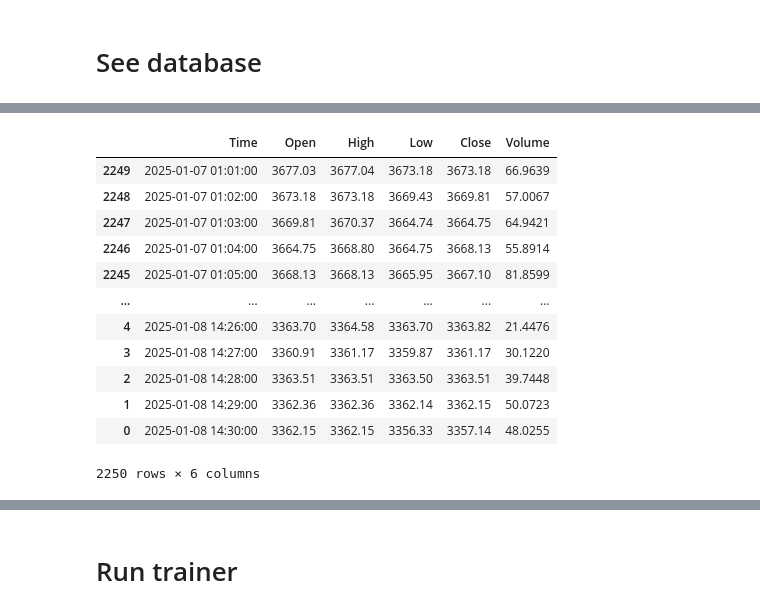
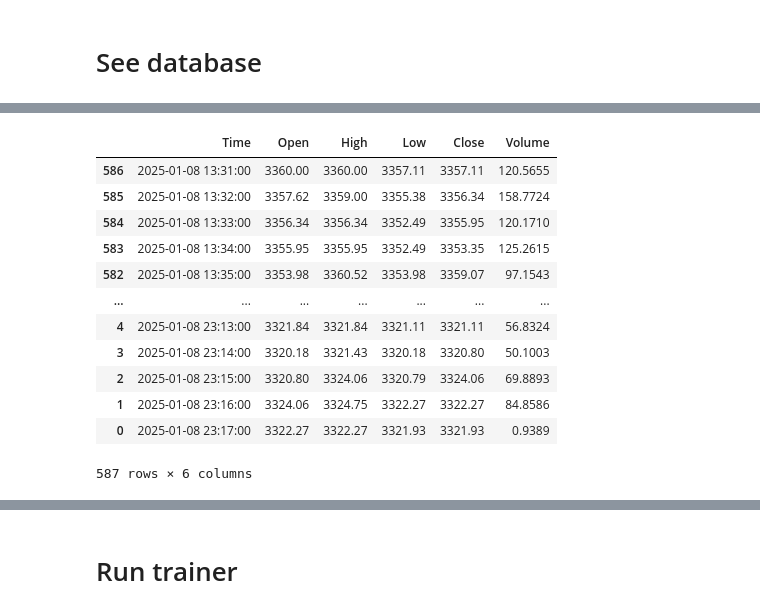
Before and after one commit to ernestomccormick/income_prod, a Jupyter notebook: ui.ipynb, the cells around one changed output, grey strips where cells are left out. Saved outputs shown, nothing was run; the diff lists cells and outputs as text; code cells hidden in the pictures.

```diff
--- a/ui.ipynb
+++ b/ui.ipynb
@@ -100,33 +103,33 @@ preds
 # %%
 
 def load_data():
     conn = connect_to_sqlite()
     query = """
         SELECT *
         FROM ethusd
-        WHERE Time > '2025-01-07 01:00:00'
+        WHERE Time > '2025-01-08 13:30:00'
         ORDER BY Time DESC
         """
     df = pd.read_sql_query(query, conn)  # Read the data into a pandas DataFrame
     conn.close()
     return df.sort_values('Time')
 
 data = load_data()
 # Remove duplicate rows from the DataFrame
 data = data.drop_duplicates()
 
 data
 # %% [output]
 |  | Time | Open | High | Low | Close | Volume |
-| 2249 | 2025-01-07 01:01:00 | 3677.03 | 3677.04 | 3673.18 | 3673.18 | 66.9639 |
-| 2248 | 2025-01-07 01:02:00 | 3673.18 | 3673.18 | 3669.43 | 3669.81 | 57.0067 |
-| 2247 | 2025-01-07 01:03:00 | 3669.81 | 3670.37 | 3664.74 | 3664.75 | 64.9421 |
-| 2246 | 2025-01-07 01:04:00 | 3664.75 | 3668.80 | 3664.75 | 3668.13 | 55.8914 |
-| 2245 | 2025-01-07 01:05:00 | 3668.13 | 3668.13 | 3665.95 | 3667.10 | 81.8599 |
+| 586 | 2025-01-08 13:31:00 | 3360.00 | 3360.00 | 3357.11 | 3357.11 | 120.5655 |
+| 585 | 2025-01-08 13:32:00 | 3357.62 | 3359.00 | 3355.38 | 3356.34 | 158.7724 |
+| 584 | 2025-01-08 13:33:00 | 3356.34 | 3356.34 | 3352.49 | 3355.95 | 120.1710 |
+| 583 | 2025-01-08 13:34:00 | 3355.95 | 3355.95 | 3352.49 | 3353.35 | 125.2615 |
+| 582 | 2025-01-08 13:35:00 | 3353.98 | 3360.52 | 3353.98 | 3359.07 | 97.1543 |
 | ... | ... | ... | ... | ... | ... | ... |
-| 4 | 2025-01-08 14:26:00 | 3363.70 | 3364.58 | 3363.70 | 3363.82 | 21.4476 |
-| 3 | 2025-01-08 14:27:00 | 3360.91 | 3361.17 | 3359.87 | 3361.17 | 30.1220 |
-| 2 | 2025-01-08 14:28:00 | 3363.51 | 3363.51 | 3363.50 | 3363.51 | 39.7448 |
-| 1 | 2025-01-08 14:29:00 | 3362.36 | 3362.36 | 3362.14 | 3362.15 | 50.0723 |
-| 0 | 2025-01-08 14:30:00 | 3362.15 | 3362.15 | 3356.33 | 3357.14 | 48.0255 |
+| 4 | 2025-01-08 23:13:00 | 3321.84 | 3321.84 | 3321.11 | 3321.11 | 56.8324 |
+| 3 | 2025-01-08 23:14:00 | 3320.18 | 3321.43 | 3320.18 | 3320.80 | 50.1003 |
+| 2 | 2025-01-08 23:15:00 | 3320.80 | 3324.06 | 3320.79 | 3324.06 | 69.8893 |
+| 1 | 2025-01-08 23:16:00 | 3324.06 | 3324.75 | 3322.27 | 3322.27 | 84.8586 |
+| 0 | 2025-01-08 23:17:00 | 3322.27 | 3322.27 | 3321.93 | 3321.93 | 0.9389 |
-2250 rows × 6 columns
+587 rows × 6 columns
```
Also changed, not shown: parts of 6 cells of this notebook.
